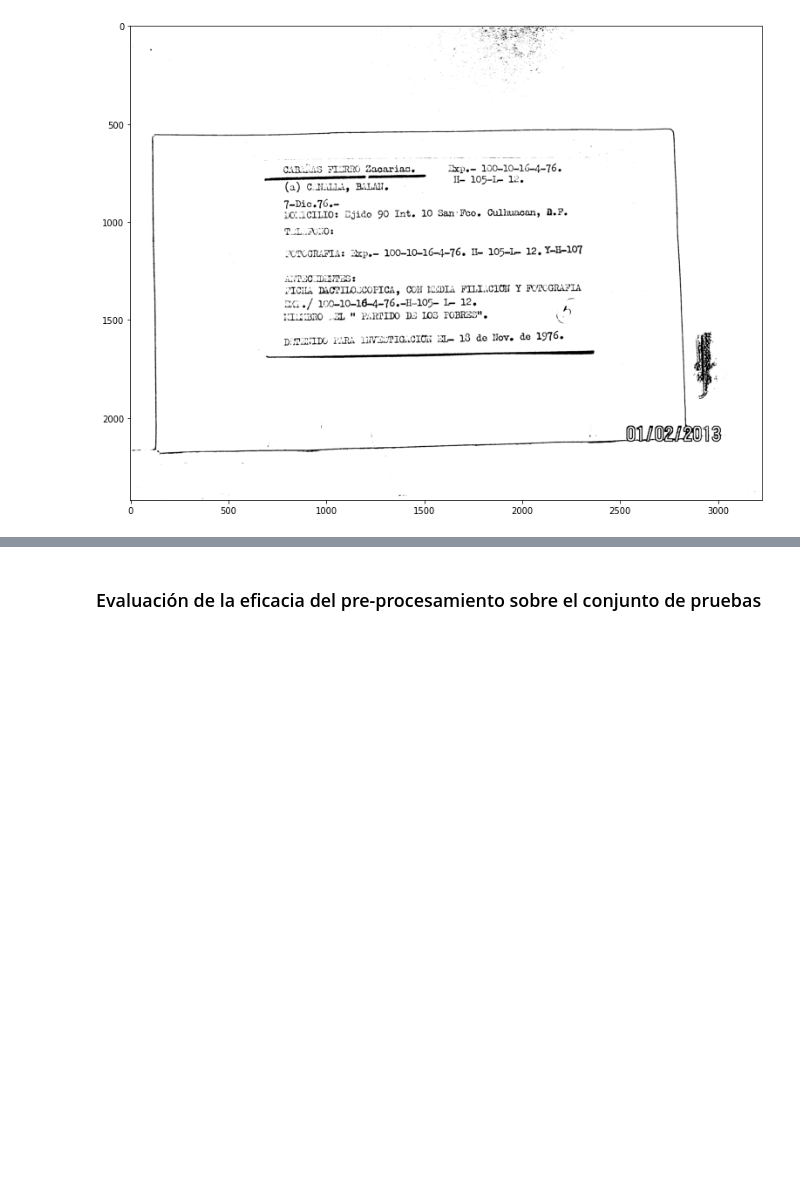
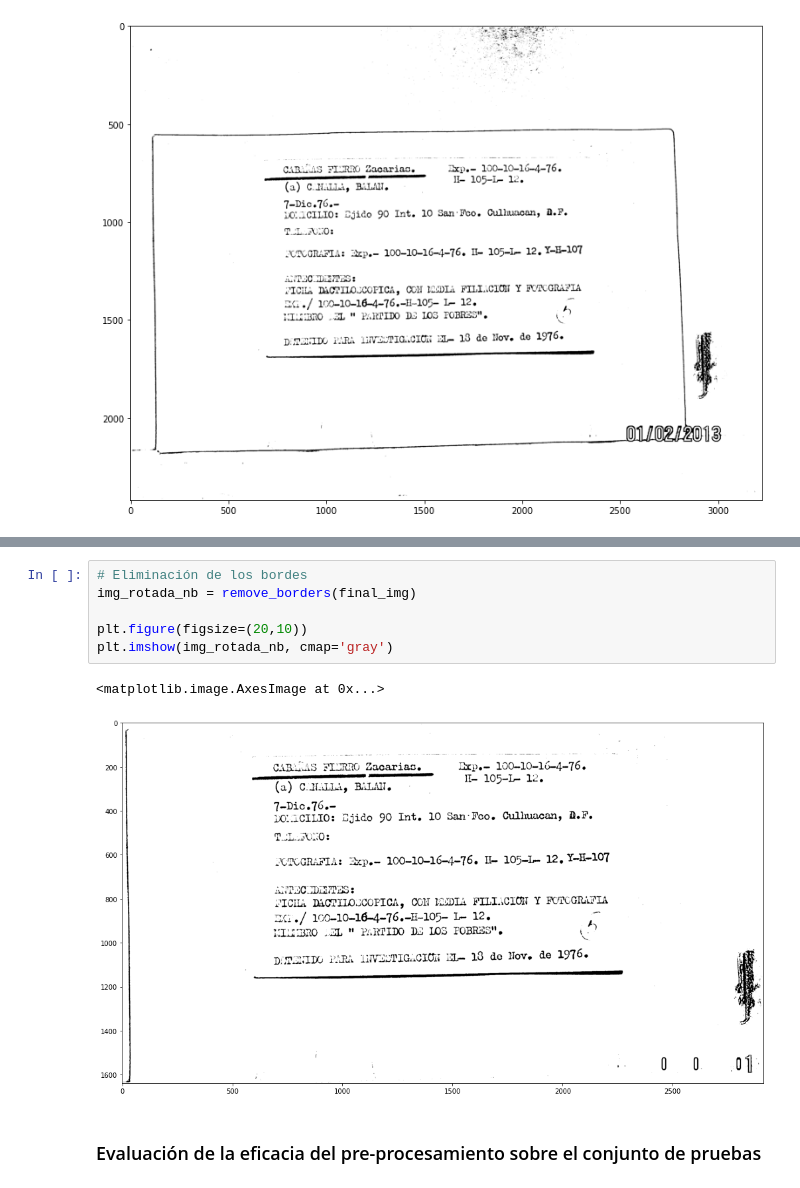
Before and after one commit to RemyA736/Coeus-AI, a Jupyter notebook: Preprocesamiento.ipynb, the cells around one changed output, grey strips where cells are left out. Cells and saved outputs as stored; diff of their text form; blank space fills up the shorter version.

```diff
--- a/Preprocesamiento.ipynb
+++ b/Preprocesamiento.ipynb
@@ -230,3 +225,12 @@ plt.imshow(final_img, cmap='gray')
+# %%
+# Eliminación de los bordes
+img_rotada_nb = remove_borders(final_img)
+
+plt.figure(figsize=(20,10))
+plt.imshow(img_rotada_nb, cmap='gray')
+# %% [output]
+<matplotlib.image.AxesImage at 0x...>
+[figure, added]
 # %% [markdown]
 ### Evaluación de la eficacia del pre-procesamiento sobre el conjunto de pruebas
 # %%
```
Also changed, not shown: parts of 9 cells of this notebook, 4 other files.
